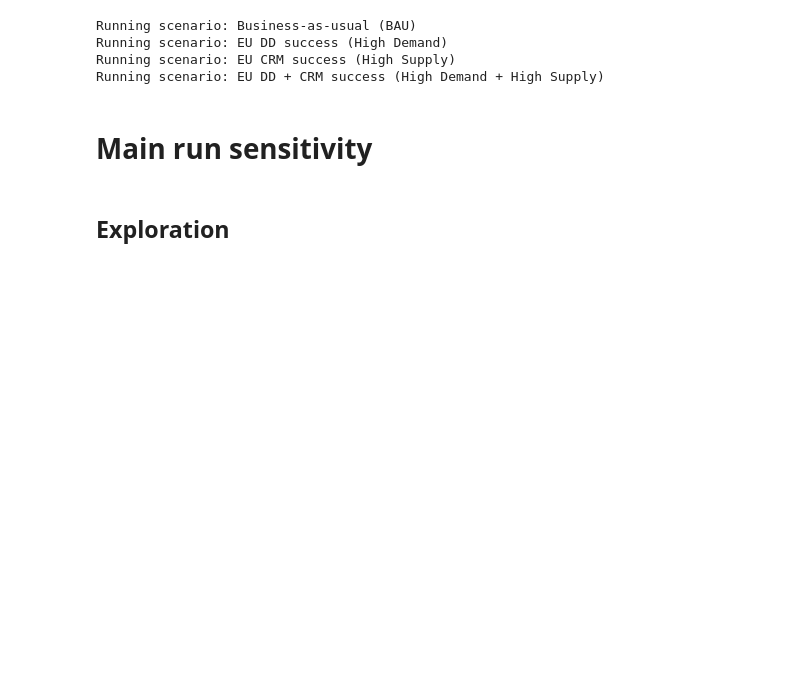
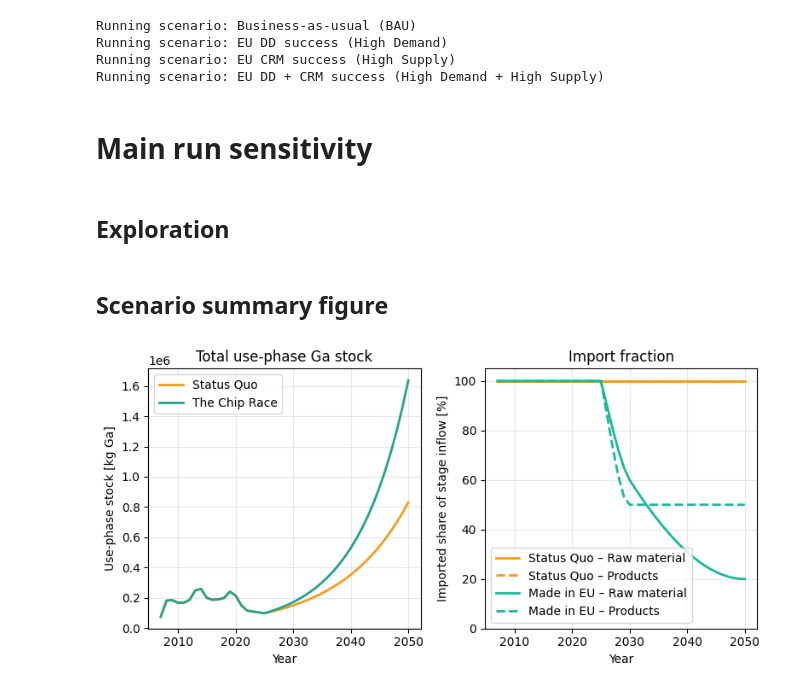
Before and after one commit to Rud-X/IE_MFA_2526_FinalAssignment_Gallium, a Jupyter notebook: Rud_Gallium_MFA_3.ipynb, the cells around one changed output. Drawn from its saved outputs; the diff is of its cells as text; code cells hidden in the pictures; blank space fills up the shorter version.

Commit message:
Adding plot functionality and plots for poster

```diff
--- a/Rud_Gallium_MFA_3.ipynb
+++ b/Rud_Gallium_MFA_3.ipynb
@@ -1974,3 +2040,78 @@ Running scenario: EU DD + CRM success (High Demand + High Supply)
 # Main run sensitivity
 # %% [markdown]
 ## Exploration
+# %% [markdown]
+## Scenario summary figure
+# %%
+# 1x2 summary figure built from scenario_results (saved in the main run above).
+#  Left : total use-phase Ga stock over time  -- Status Quo vs Chip Race, Made in EU
+#  Right: import fraction (raw material & products) -- Status Quo vs Made in EU
+import matplotlib.pyplot as plt
+
+fig, axes = plt.subplots(1, 2, figsize=(8, 4))
+
+### Panel 1: total use-phase stock over time
+stock_scenarios = {
+    "BAU": "Status Quo",
+    "High Demand": "The Chip Race",
+}
+scenario_colors = {
+    "Status Quo": "#f49d1e",
+    "Made in EU": "#1bb89a",
+    "The Chip Race": "#27a28a",
+}
+for key, label in stock_scenarios.items():
+    stock = scenario_results[key]["use_phase_stock_total"]
+    c = scenario_colors[label]
+    axes[0].plot(stock.index, stock.values, label=label, color=c, linewidth=2)
+axes[0].set_title("Total use-phase Ga stock")
+axes[0].set_xlabel("Year")
+axes[0].set_ylabel("Use-phase stock [kg Ga]")
+axes[0].legend()
+axes[0].grid(True, alpha=0.3)
+
+### Panel 2: import fraction (products & raw material)
+import_scenarios = {
+    "BAU": "Status Quo",
+    "High Supply": "Made in EU",
+}
+# Status Quo should be #f49d1e
+# Made in EU should be #1bb89a
+scenario_colors = {
+    "Status Quo": "#f49d1e",
+    "Made in EU": "#1bb89a",
+    "High Supply": "#27a28a",
+}
+for key, label in import_scenarios.items():
+    res = scenario_results[key]
+    # IC and LED share the same fractions here; average across products for one line.
+    raw = pd.concat(res["raw_import_fraction"], axis=1).mean(axis=1)
+    prod = pd.concat(res["product_import_fraction"], axis=1).mean(axis=1)
+    c = scenario_colors[label]
+    axes[1].plot(
+        raw.index,
+        raw.values * 100,
+        color=c,
+        linestyle="-",
+        linewidth=2,
+        label=f"{label} \u2013 Raw material",
+    )
+    axes[1].plot(
+        prod.index,
+        prod.values * 100,
+        color=c,
+        linestyle="--",
+        linewidth=2,
+        label=f"{label} \u2013 Products",
+    )
+axes[1].set_title("Import fraction")
+axes[1].set_xlabel("Year")
+axes[1].set_ylabel("Imported share of stage inflow [%]")
+axes[1].set_ylim(0, 105)
+axes[1].legend()
+axes[1].grid(True, alpha=0.3)
+
+fig.tight_layout()
+plt.show()
+# %% [output]
+[figure, added]
```
Also changed, not shown: parts of 6 cells of this notebook, 21 other files.
